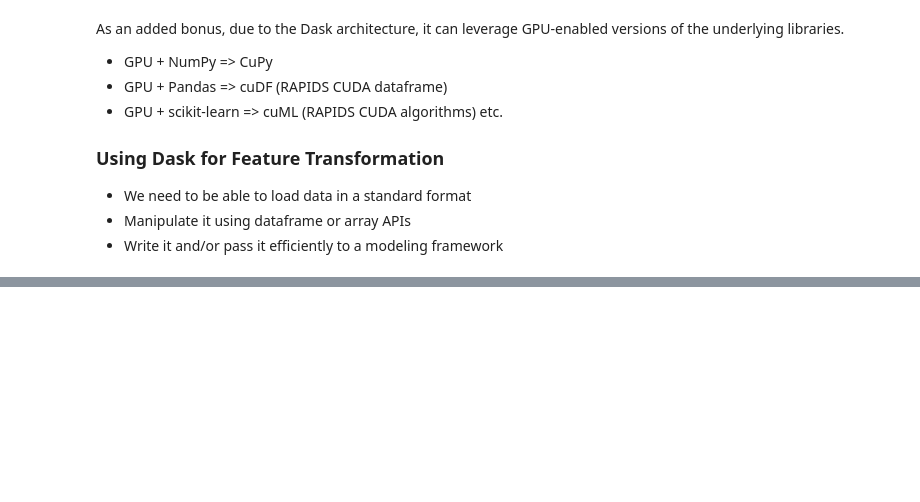
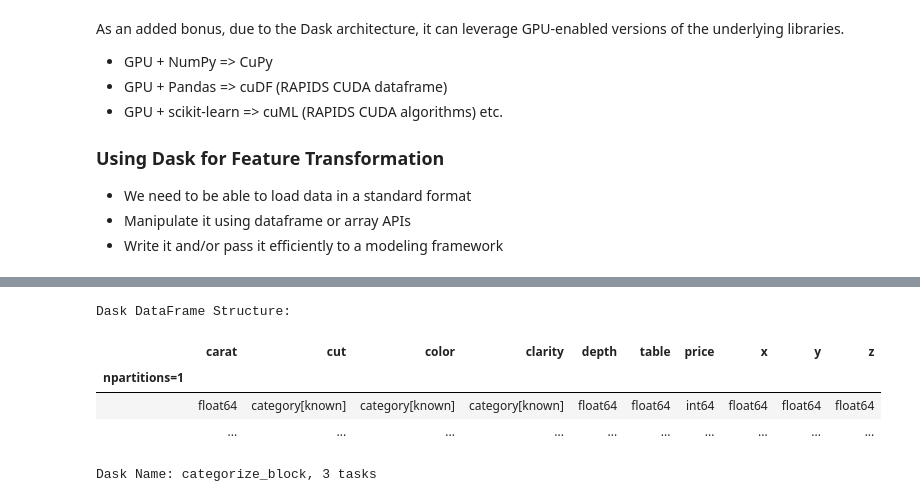
Before and after one commit to adbreind/techniques, a Jupyter notebook: 03-Features-Modeling.ipynb, the cells around one changed output, grey strips where cells are left out. Drawn from its saved outputs; the diff is of its cells as text; code cells hidden in the pictures; blank space fills up the shorter version.

```diff
--- a/03-Features-Modeling.ipynb
+++ b/03-Features-Modeling.ipynb
@@ -92,0 +110,12 @@ client
+# %%
+df = df.drop(columns=['Unnamed: 0'])
+df = df.categorize()
+
+df
+# %% [output]
+Dask DataFrame Structure:
+|  | carat | cut | color | clarity | depth | table | price | x | y | z |
+| npartitions=1 |  |  |  |  |  |  |  |  |  |  |
+|  | float64 | category[known] | category[known] | category[known] | float64 | float64 | int64 | float64 | float64 | float64 |
+|  | ... | ... | ... | ... | ... | ... | ... | ... | ... | ... |
+Dask Name: categorize_block, 3 tasks
```
Also changed, not shown: parts of 21 cells of this notebook, 4 other files.
